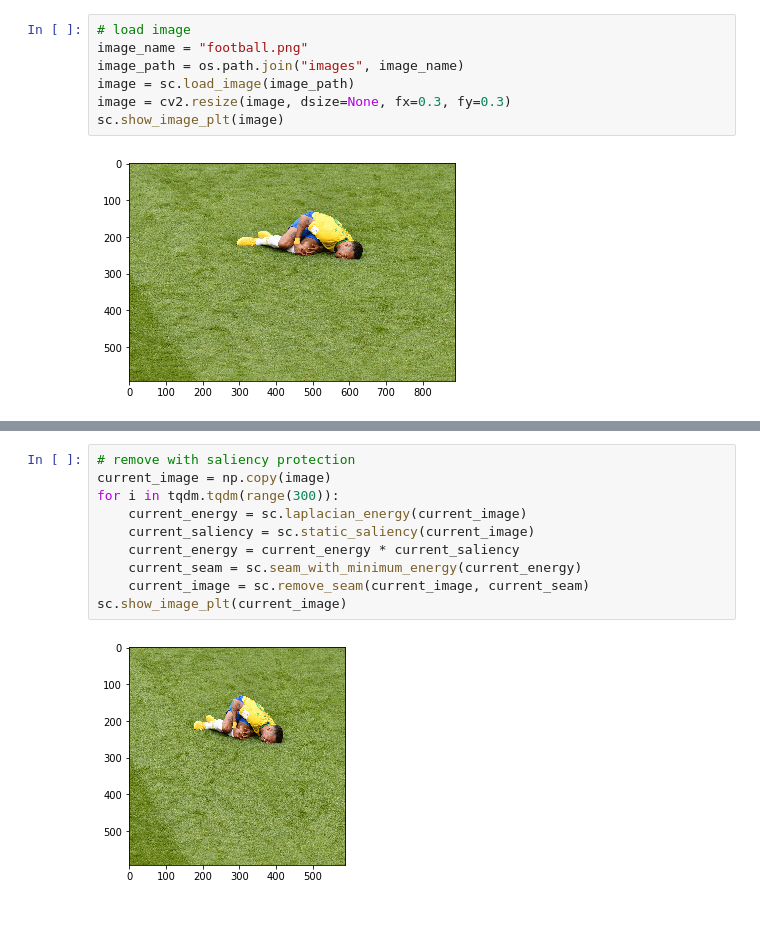
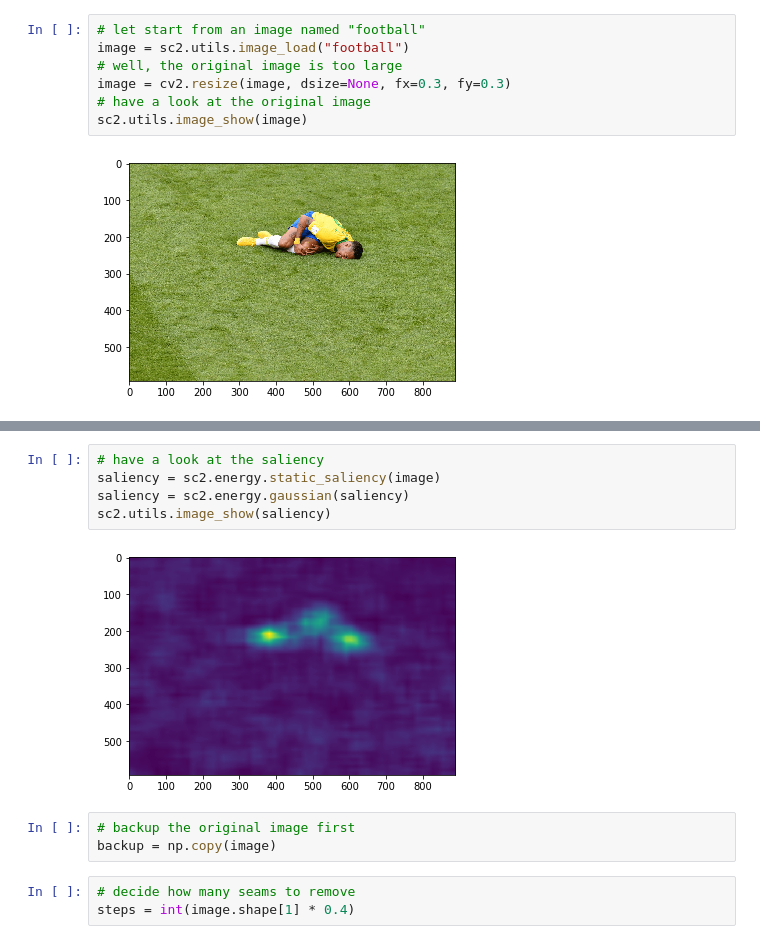
Before and after one commit to PKUAA2020S1201/Python-Seam-Carving, a Jupyter notebook: saliency.ipynb, the cells around one changed output, grey strips where cells are left out. Drawn from its saved outputs; the diff is of its cells as text; blank space fills up the shorter version.

```diff
--- a/saliency.ipynb
+++ b/saliency.ipynb
@@ -13,9 +14,9 @@ Populating the interactive namespace from numpy and matplotlib
 # %%
-# load image
-image_name = "football.png"
-image_path = os.path.join("images", image_name)
-image = sc.load_image(image_path)
+# let start from an image named "football"
+image = sc2.utils.image_load("football")
+# well, the original image is too large
 image = cv2.resize(image, dsize=None, fx=0.3, fy=0.3)
-sc.show_image_plt(image)
+# have a look at the original image
+sc2.utils.image_show(image)
 # %% [output]
 [figure]
@@ -37,12 +23,13 @@ sc.show_image_plt(current_image)
-# %%
-# remove with saliency protection
-current_image = np.copy(image)
-for i in tqdm.tqdm(range(300)):
-    current_energy = sc.laplacian_energy(current_image)
-    current_saliency = sc.static_saliency(current_image)
-    current_energy = current_energy * current_saliency
-    current_seam = sc.seam_with_minimum_energy(current_energy)
-    current_image = sc.remove_seam(current_image, current_seam)
-sc.show_image_plt(current_image)
-# %% [output]
-[figure, removed]
+# %%
+# have a look at the saliency
+saliency = sc2.energy.static_saliency(image)
+saliency = sc2.energy.gaussian(saliency)
+sc2.utils.image_show(saliency)
+# %% [output]
+[figure, added]
+# %%
+# backup the original image first
+backup = np.copy(image)
+# %%
+# decide how many seams to remove
+steps = int(image.shape[1] * 0.4)
```
Also changed, not shown: parts of 7 cells of this notebook, 34 other files.
